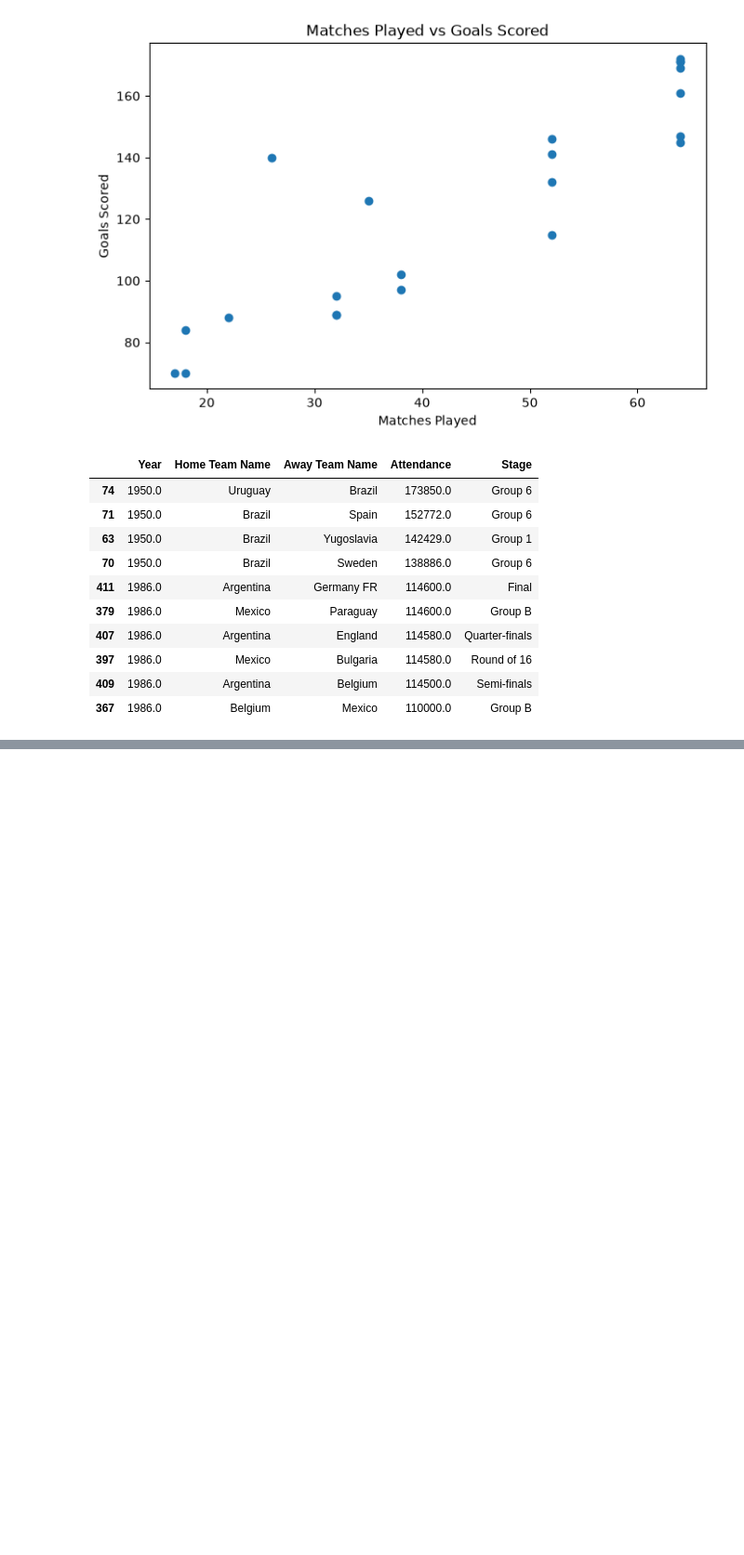
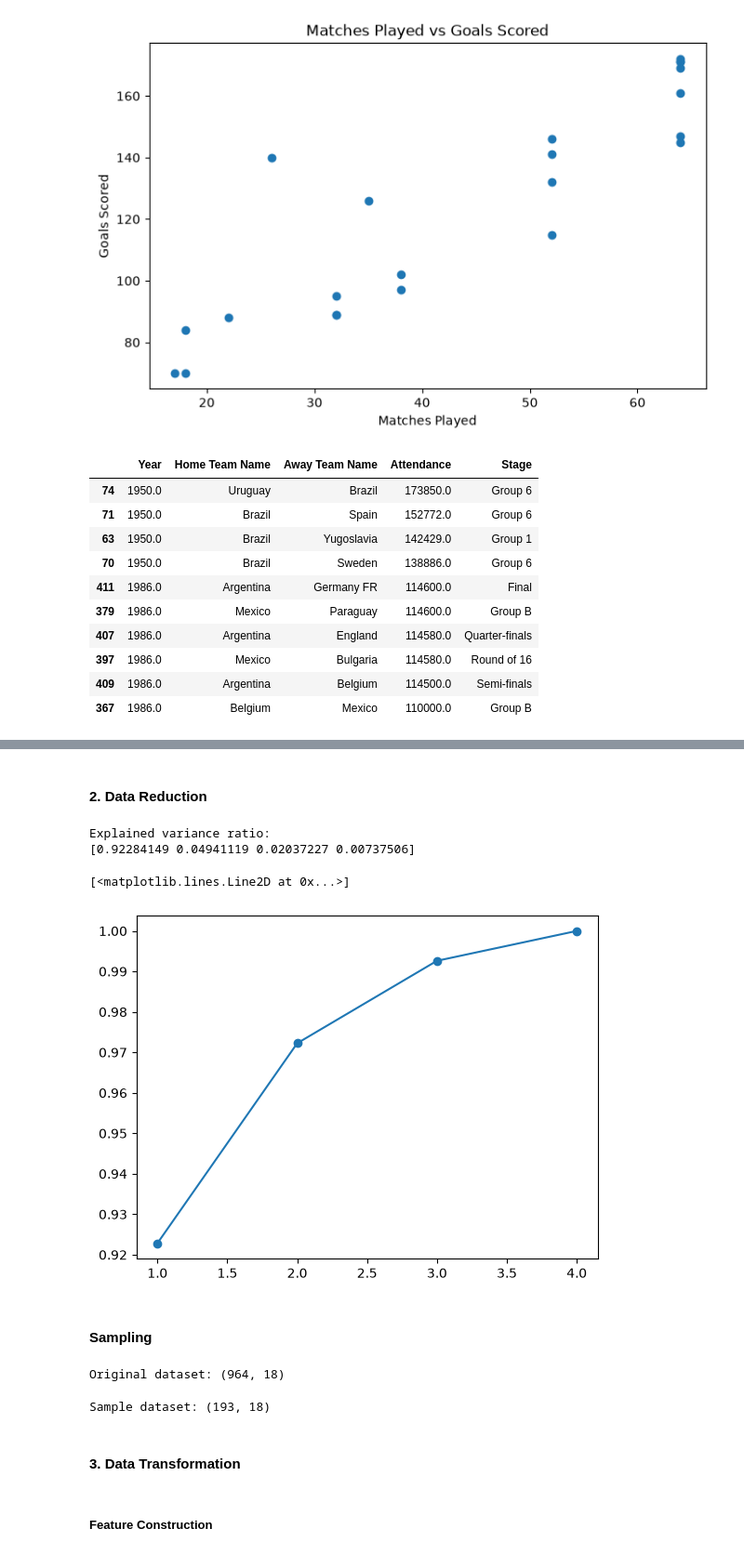
Before and after one commit to dvsdevious/fifa-world-cup-eda, a Jupyter notebook: notebooks/FIFA_EDA.ipynb, the cells around one changed output, grey strips where cells are left out. Shown at 93% size. Drawn from its saved outputs; the diff is of its cells as text; code cells hidden in the pictures; blank space fills up the shorter version.

Commit message:
Exploratory Data Analysis step 3 - Preprocessing: Data Cleaning, Reduction and Transformation

```diff
--- a/notebooks/FIFA_EDA.ipynb
+++ b/notebooks/FIFA_EDA.ipynb
@@ -321,0 +597,3 @@ matches.sort_values("Attendance", ascending=False)[
+# %% [markdown]
+
+#### 2. Data Reduction
@@ -321,0 +603,31 @@ matches.sort_values("Attendance", ascending=False)[
+# %%
+worldcups_clean = worldcups.copy()
+# %%
+X = worldcups_clean[
+    ["GoalsScored",
+     "QualifiedTeams",
+     "MatchesPlayed",
+     "Attendance"]
+]
+
+X_scaled = StandardScaler().fit_transform(X)
+
+pca = PCA()
+pca.fit(X_scaled)
+
+print("\nExplained variance ratio:")
+print(pca.explained_variance_ratio_)
+# %% [output]
+Explained variance ratio:
+[0.92284149 0.04941119 0.02037227 0.00737506]
+# %%
+plt.plot(
+    range(1, len(pca.explained_variance_ratio_)+1),
+    pca.explained_variance_ratio_.cumsum(),
+    marker="o",
+)
+# %% [output]
+[<matplotlib.lines.Line2D at 0x...>]
+[figure, added]
+# %% [markdown]
+#### Sampling
@@ -321,0 +639,11 @@ matches.sort_values("Attendance", ascending=False)[
+# %%
+print("Original dataset:", matches_clean.shape)
+# %% [output]
+Original dataset: (964, 18)
+# %%
+print("Sample dataset:",sample_matches.shape)
+# %% [output]
+Sample dataset: (193, 18)
+# %% [markdown]
+
+#### 3. Data Transformation
@@ -321,0 +654,2 @@ matches.sort_values("Attendance", ascending=False)[
+# %% [markdown]
+##### Feature Construction
```
Also changed, not shown: parts of 53 cells of this notebook.
